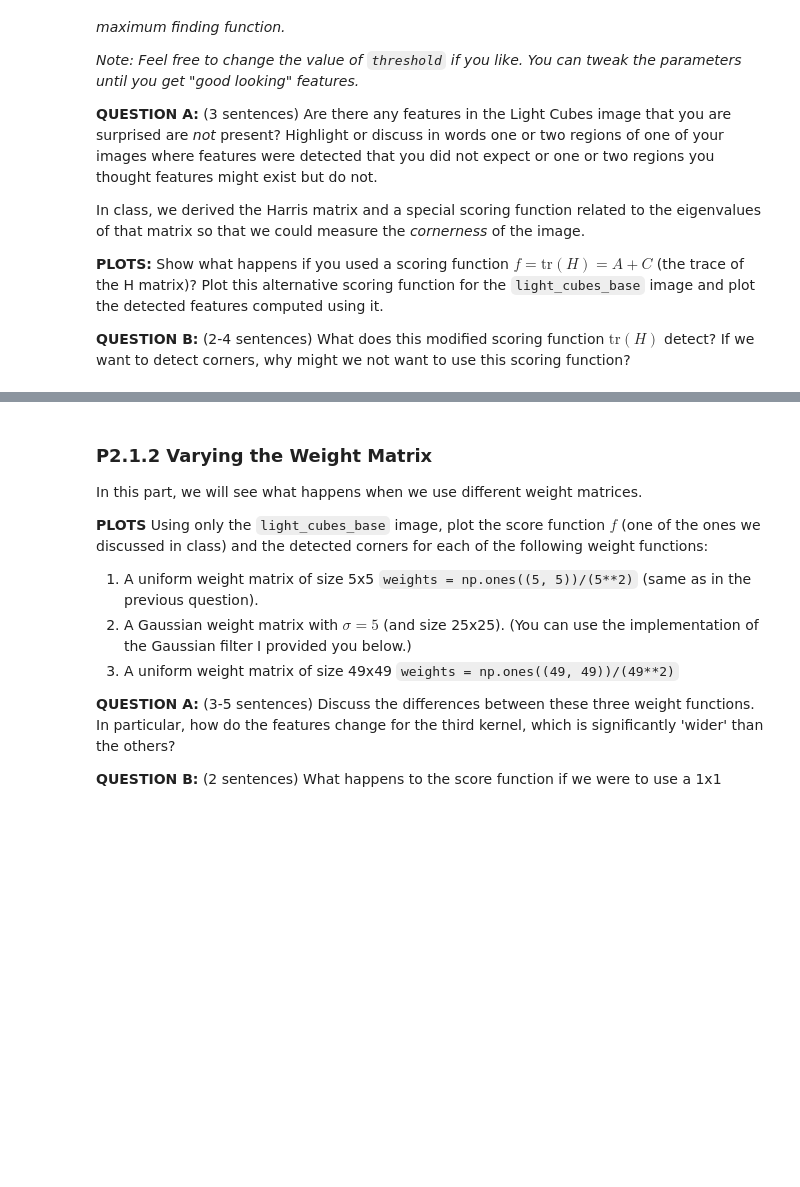
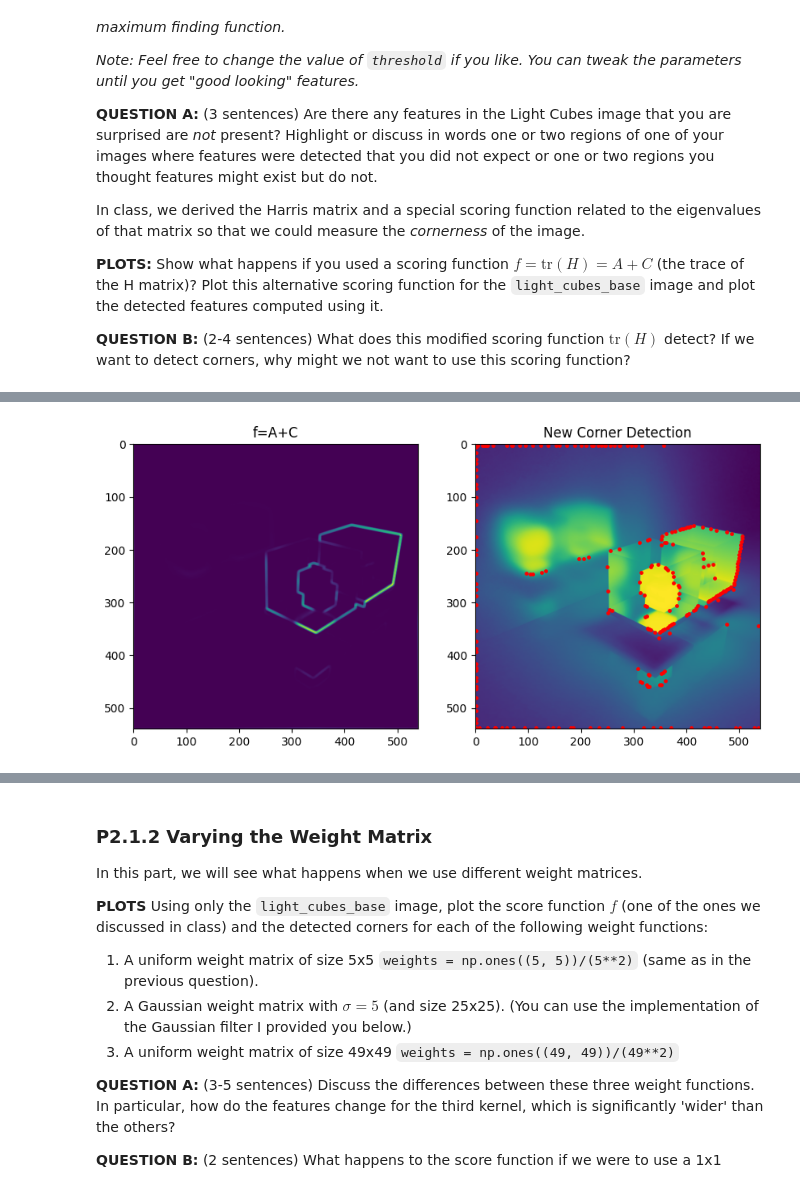
Before and after one commit to MrJoshie333/cs5401, a Jupyter notebook: Assignment 2/P2.Features_Scale_Warping.ipynb, the cells around one changed output, grey strips where cells are left out. Drawn from its saved outputs; the diff is of its cells as text; code cells hidden in the pictures; blank space fills up the shorter version.

```diff
--- a/Assignment 2/P2.Features_Scale_Warping.ipynb
+++ b/Assignment 2/P2.Features_Scale_Warping.ipynb
@@ -51,0 +143,17 @@ In class, we derived the Harris matrix and a special scoring function related to
+# %%
+f = A+C
+fig = plt.figure(figsize=(10,8))
+
+plt.subplot(1, 2, 1)
+plt.imshow(f)
+plt.title("f=A+C")
+plt.subplot(1, 2 , 2)
+plt.imshow(image)
+
+points = get_local_maxima(f, 0.034)
+for point in points:
+    plt.scatter(point[0], point[1], color='red', s = 6)
+plt.title("New Corner Detection")
+plt.show()
+# %% [output]
+[figure, added]
```
Also changed, not shown: parts of 10 cells of this notebook, 1 other file.
